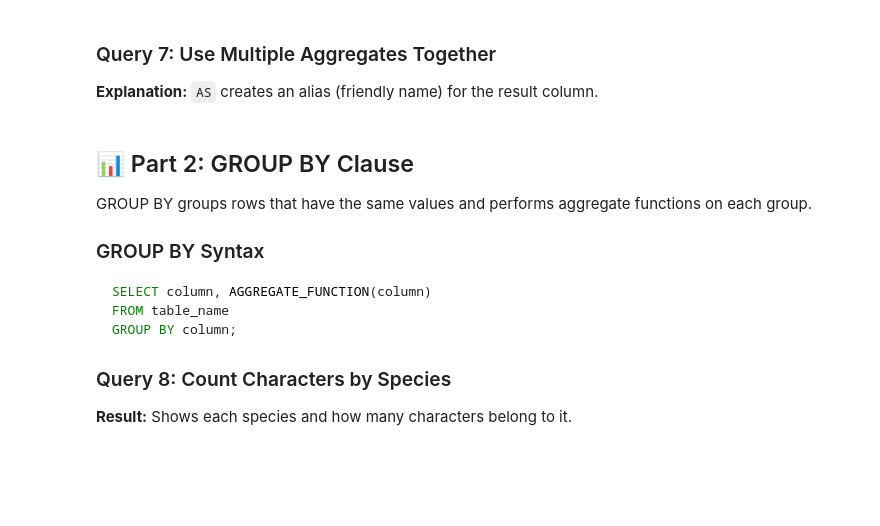
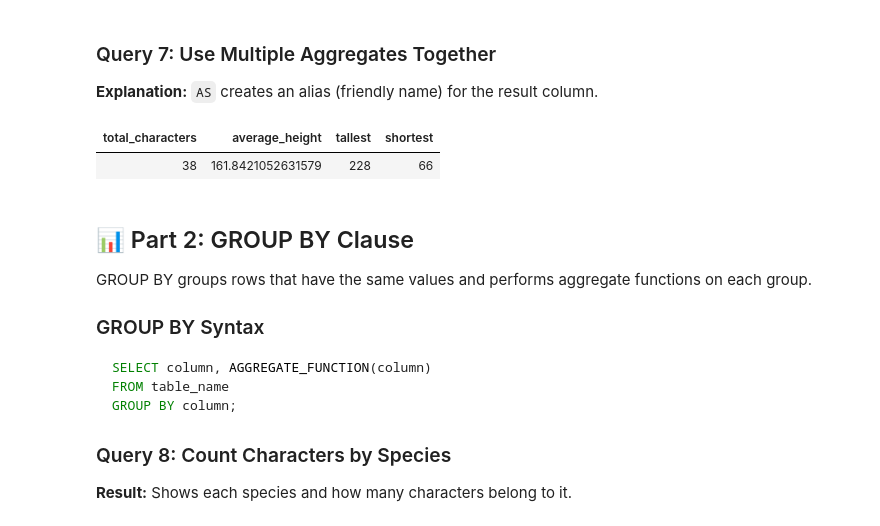
Before and after one commit to WJSmith09/2025CT_SQL_Wesley.S, a Jupyter notebook: jupyter_notebook_lessons/lesson4_aggregates.ipynb, the cells around one changed output. Cells and saved outputs as stored; diff of their text form; code cells hidden in the pictures; blank space fills up the shorter version.

```diff
--- a/jupyter_notebook_lessons/lesson4_aggregates.ipynb
+++ b/jupyter_notebook_lessons/lesson4_aggregates.ipynb
@@ -173,6 +173,15 @@ SELECT SUM (height) FROM characters
 # %%
 %%sql
 -- Query 7: Get stats in one query with column aliases
+SELECT
+COUNT(*) AS total_characters,
+AVG(height) AS average_height,
+MAX(height) AS tallest,
+MIN(height) AS shortest
+FROM characters;
+# %% [output]
+| total_characters | average_height | tallest | shortest |
+| 38 | 161.8421052631579 | 228 | 66 |
 # %% [markdown]
 ## 📊 Part 2: GROUP BY Clause
 
```
Also changed, not shown: parts of 3 cells of this notebook.
